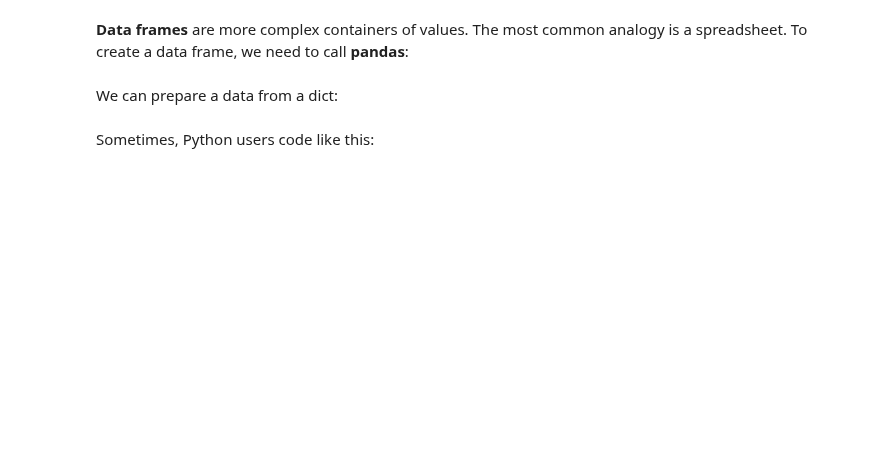
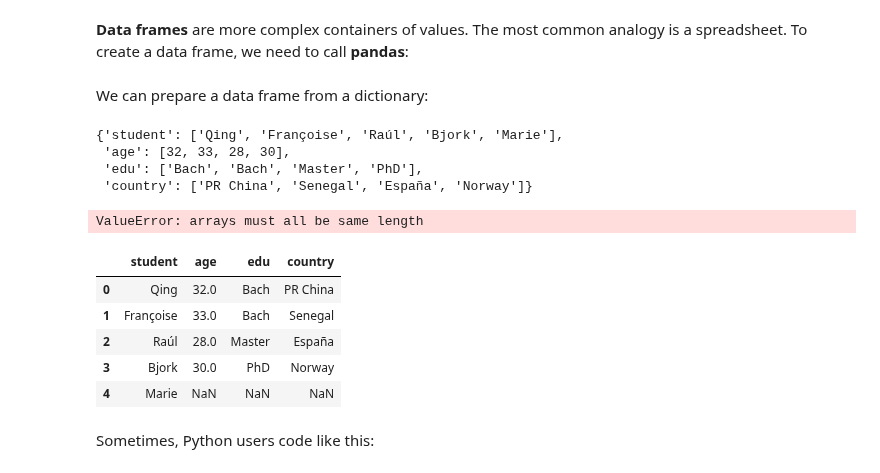
Before and after one commit to eScienceWinterSchool/PythonSession, a Jupyter notebook: index.ipynb, the cells around one changed output. Cells and saved outputs as stored; diff of their text form; code cells hidden in the pictures; blank space fills up the shorter version.

```diff
--- a/index.ipynb
+++ b/index.ipynb
@@ -70,0 +95,5 @@ You see that I have created a dictionary where each element is a list.
+# %%
+# by value
+education.remove('PhD')
+# list changed:
+education # just first ocurrence!!
@@ -70,0 +118,5 @@ You see that I have created a dictionary where each element is a list.
+# %%
+# insert in some other place
+# first delete
+education.pop(2)
+education
@@ -70,0 +125,4 @@ You see that I have created a dictionary where each element is a list.
+# %%
+# now insert
+education.insert(2,"Master")
+education
@@ -101,0 +158,5 @@ list(zip(names,ages))  # a list of tuples
+# %%
+classroom={'student':names,'age':ages,'edu':education,'country':country}
+# see it:
+
+classroom
@@ -104,4 +188,4 @@ list(zip(names,ages))  # a list of tuples
 # %%
 import pandas
 # %% [markdown]
-We can prepare a data from a dict:
+We can prepare a data frame from a dictionary:
@@ -110,9 +192,31 @@ data
+# %%
+classroom
+# %% [output]
+{'student': ['Qing', 'Françoise', 'Raúl', 'Bjork', 'Marie'],
+ 'age': [32, 33, 28, 30],
+ 'edu': ['Bach', 'Bach', 'Master', 'PhD'],
+ 'country': ['PR China', 'Senegal', 'España', 'Norway']}
+# %%
+#if we had the same amount of elements:
+students=pandas.DataFrame(classroom)
+# we get error:
+students
+# %% [output]
+ValueError: arrays must all be same length
 # %%
 #then
 
-students=pandas.DataFrame(data)
+students=pandas.DataFrame({key:pandas.Series(value) for key, value in classroom.items()})
+
 # seeing it:
 students
+# %% [output]
+|  | student | age | edu | country |
+| 0 | Qing | 32.0 | Bach | PR China |
+| 1 | Françoise | 33.0 | Bach | Senegal |
+| 2 | Raúl | 28.0 | Master | España |
+| 3 | Bjork | 30.0 | PhD | Norway |
+| 4 | Marie | NaN | NaN | NaN |
 # %% [markdown]
 Sometimes, Python users code like this:
 # %%
```
Also changed, not shown: parts of 70 cells of this notebook.
